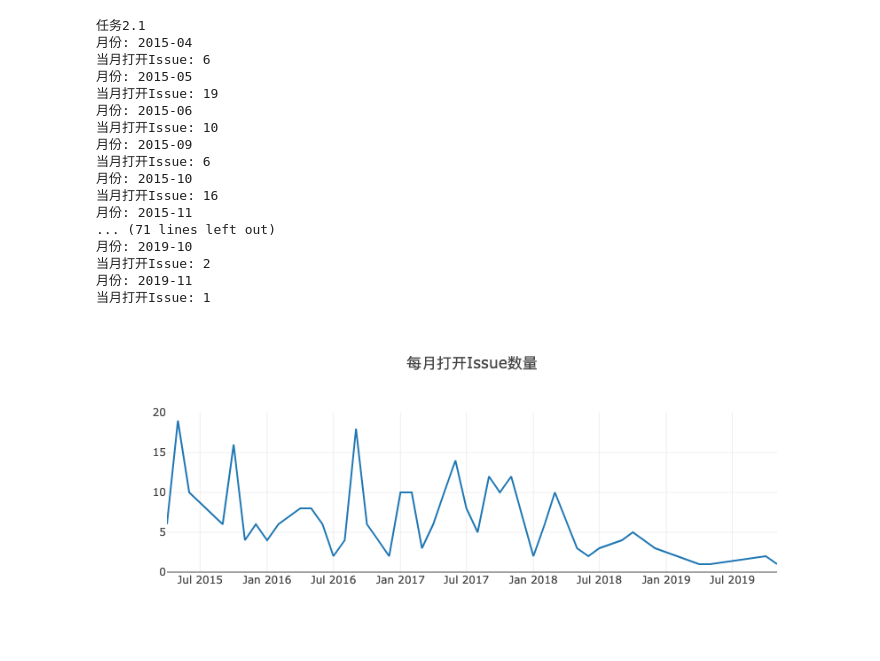
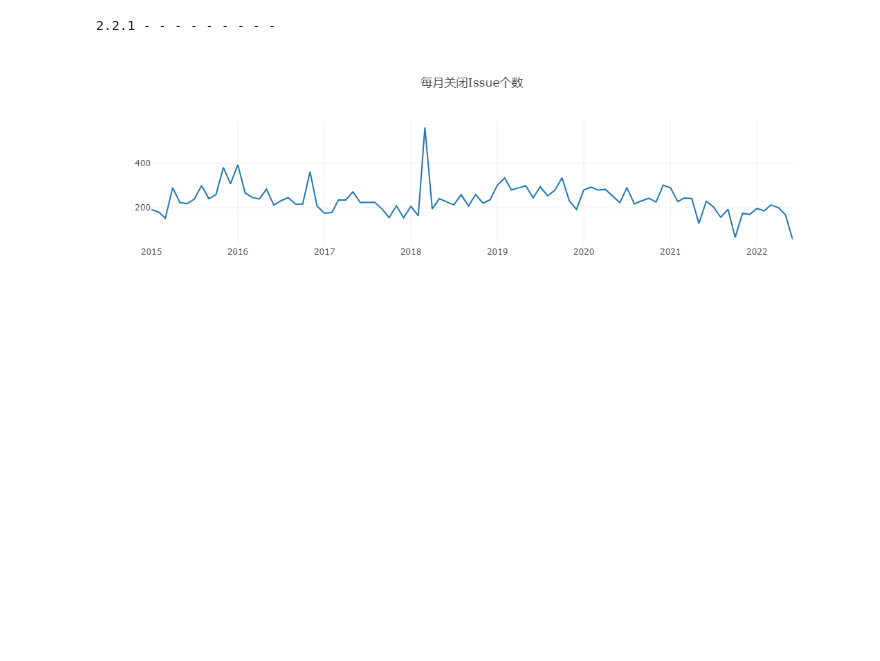
Before and after one commit to X-lab2017/OSSDevGov2022, a Jupyter notebook: Final/206-elasticsearch/elasticsearch.ipynb, the cells around one changed output. Saved outputs shown, nothing was run; the diff lists cells and outputs as text; code cells hidden in the pictures; blank space fills up the shorter version.

```diff
--- a/Final/206-elasticsearch/elasticsearch.ipynb
+++ b/Final/206-elasticsearch/elasticsearch.ipynb
@@ -137,8 +158,8 @@ Promise.all(
 # %%
 var startYear = 2015,
-  endYear = 2021;
+  endYear = 2022;
 var years = [];
-var repo_id = 23141830;
+var repo_id = 507775;
 var query = openDigger.driver.clickhouse.query;
 for (var y = startYear; y <= endYear; y++) years.push(y);
 console.log('2.2.1 - - - - - - - - - ');
@@ -146,58 +167,42 @@ Promise.all(
   years.map((year) => {
     return query(`
     select issue_closed_at
-    from github_log.year${year}
-    where repo_id=${repo_id} and type = 'IssuesEvent' and action = 'closed'
+    from github_log.events
+    where toYear(issue_closed_at)=${year} and repo_id=${repo_id} and type = 'IssuesEvent' and action = 'closed'
     `);
   })
 ).then((data) => {
   const tmp = {};
   let issumeAverageDuration = 0;
   for(let i = 0; i < data.length; i++) {
     for(let j = 0; j < data[i].length; j++) {
       if (tmp.hasOwnProperty(data[i][j].issue_closed_at.slice(0, 7))) {
         tmp[data[i][j].issue_closed_at.slice(0, 7)] += 1;
       } else {
         tmp[data[i][j].issue_closed_at.slice(0, 7)] = 1;
       }
     }
   }
   const ordered = Object.fromEntries(Object.entries(tmp).sort());
   let timeArray = [];
   let countArray = [];
   for (const key in ordered) {
     timeArray.push(key);
     countArray.push(ordered[key]);
   }
-    for (let i = 0; i < timeArray.length; i++) {
-    console.log("年月: " + timeArray[i]);
-    console.log("当月关闭Issue个数: " + countArray[i]);
-  }
+  // for (let i = 0; i < timeArray.length; i++) {
+  //   console.log("年月: " + timeArray[i]);
+  //   console.log("当月关闭Issue个数: " + countArray[i]);
+  // }
   var data = [
     {
       x: timeArray,
       y: countArray,
       type: 'scatter'
     },
   ];
   openDigger.render.plotly(data, {title: '每月关闭Issue个数'});
 });
 # %% [output]
-任务2.1
-月份: 2015-04
-当月打开Issue: 6
-月份: 2015-05
-当月打开Issue: 19
-月份: 2015-06
-当月打开Issue: 10
-月份: 2015-09
-当月打开Issue: 6
-月份: 2015-10
-当月打开Issue: 16
-月份: 2015-11
-... (71 lines left out)
-月份: 2019-10
-当月打开Issue: 2
-月份: 2019-11
-当月打开Issue: 1
+2.2.1 - - - - - - - - -
-[figure, old version]
+[figure, new version]
```
Also changed, not shown: parts of 15 cells of this notebook.
